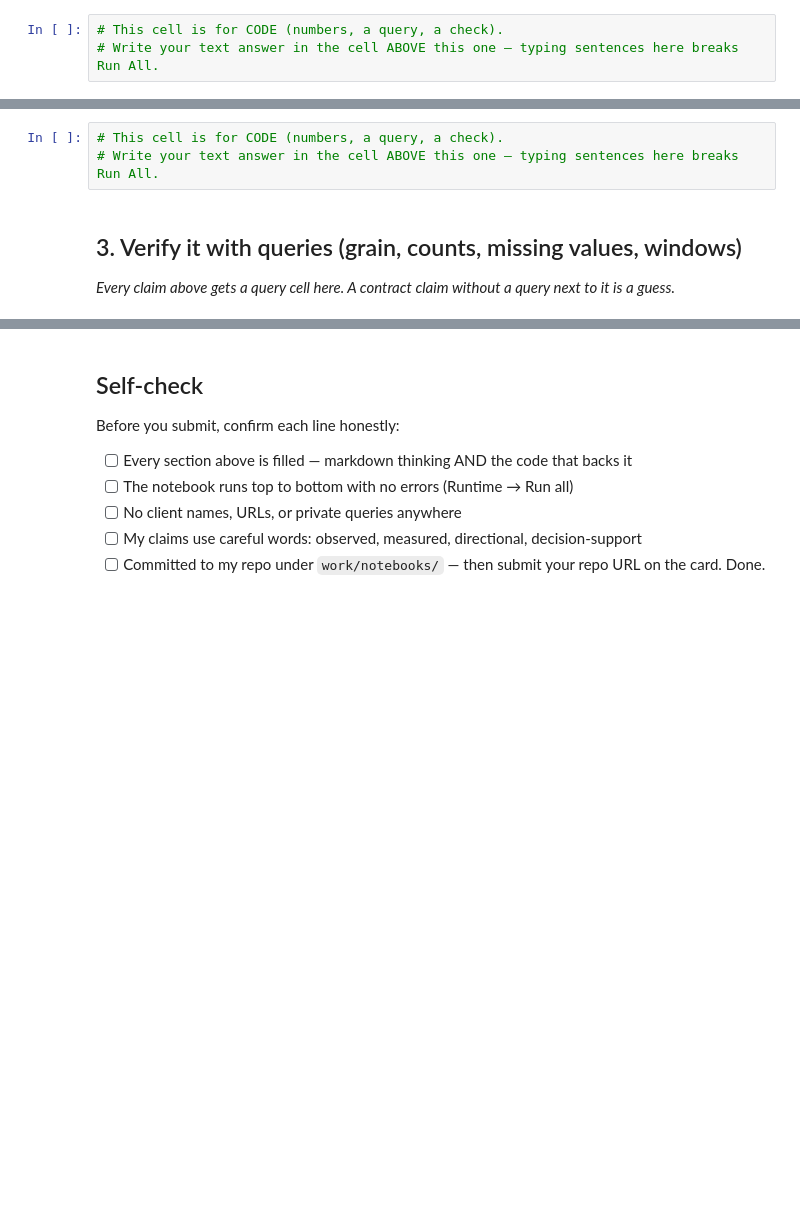
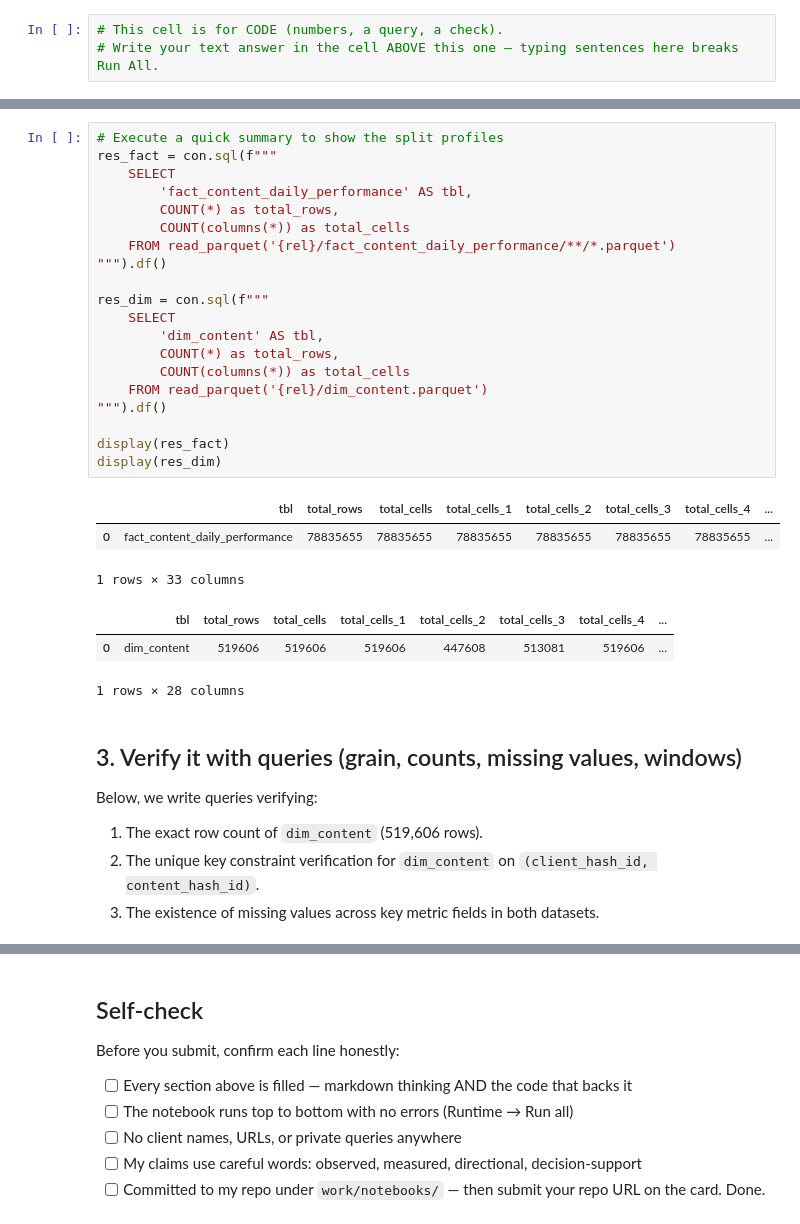
Before and after one commit to AkMebo/ML_Lesson1_flyrankAI, a Jupyter notebook: work/notebooks/w03_data_contract.ipynb, the cells around one changed output, grey strips where cells are left out. Drawn from its saved outputs; the diff is of its cells as text; blank space fills up the shorter version.

```diff
--- a/work/notebooks/w03_data_contract.ipynb
+++ b/work/notebooks/w03_data_contract.ipynb
@@ -49,8 +117,35 @@ display(res)
 # %%
-# This cell is for CODE (numbers, a query, a check).
-# Write your text answer in the cell ABOVE this one — typing sentences here breaks Run All.
+# Execute a quick summary to show the split profiles
+res_fact = con.sql(f"""
+    SELECT
+        'fact_content_daily_performance' AS tbl,
+        COUNT(*) as total_rows,
+        COUNT(columns(*)) as total_cells
+    FROM read_parquet('{rel}/fact_content_daily_performance/**/*.parquet')
+""").df()
+
+res_dim = con.sql(f"""
+    SELECT
+        'dim_content' AS tbl,
+        COUNT(*) as total_rows,
+        COUNT(columns(*)) as total_cells
+    FROM read_parquet('{rel}/dim_content.parquet')
+""").df()
+
+display(res_fact)
+display(res_dim)
+# %% [output]
+|  | tbl | total_rows | total_cells | total_cells_1 | total_cells_2 | total_cells_3 | total_cells_4 | ... |
+| 0 | fact_content_daily_performance | 78835655 | 78835655 | 78835655 | 78835655 | 78835655 | 78835655 | ... |
+1 rows × 33 columns
+|  | tbl | total_rows | total_cells | total_cells_1 | total_cells_2 | total_cells_3 | total_cells_4 | ... |
+| 0 | dim_content | 519606 | 519606 | 519606 | 447608 | 513081 | 519606 | ... |
+1 rows × 28 columns
 # %% [markdown]
 ## 3. Verify it with queries (grain, counts, missing values, windows)
 
-*Every claim above gets a query cell here. A contract claim without a query next to it is a guess.*
+Below, we write queries verifying:
+1. The exact row count of `dim_content` (519,606 rows).
+2. The unique key constraint verification for `dim_content` on `(client_hash_id, content_hash_id)`.
+3. The existence of missing values across key metric fields in both datasets.
 # %%
```
Also changed, not shown: parts of 7 cells of this notebook.
